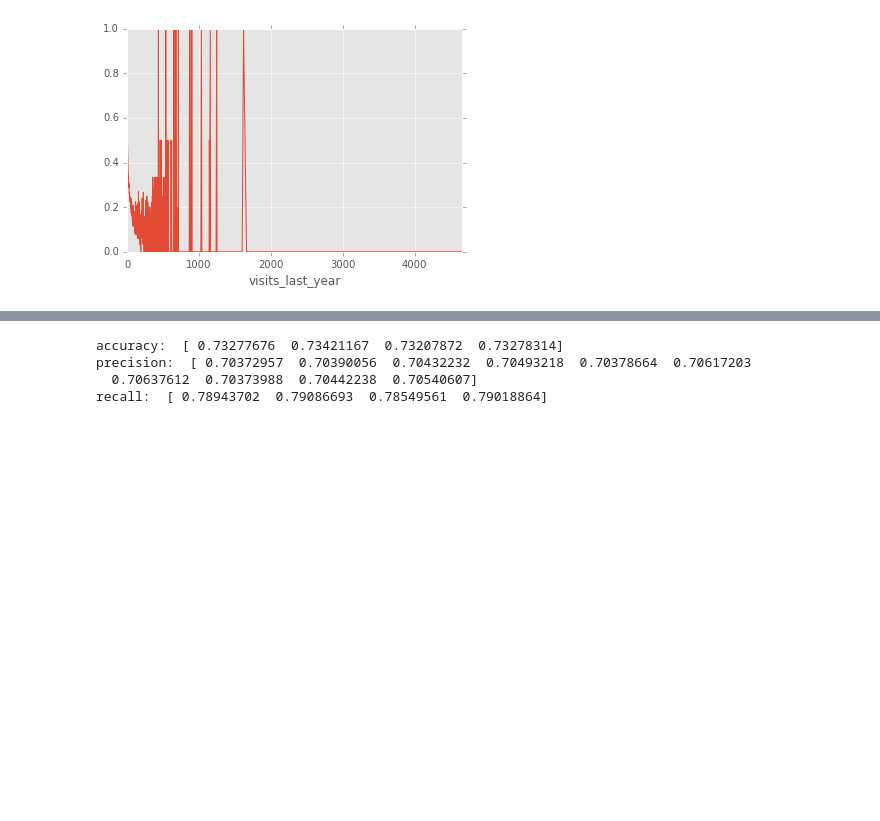
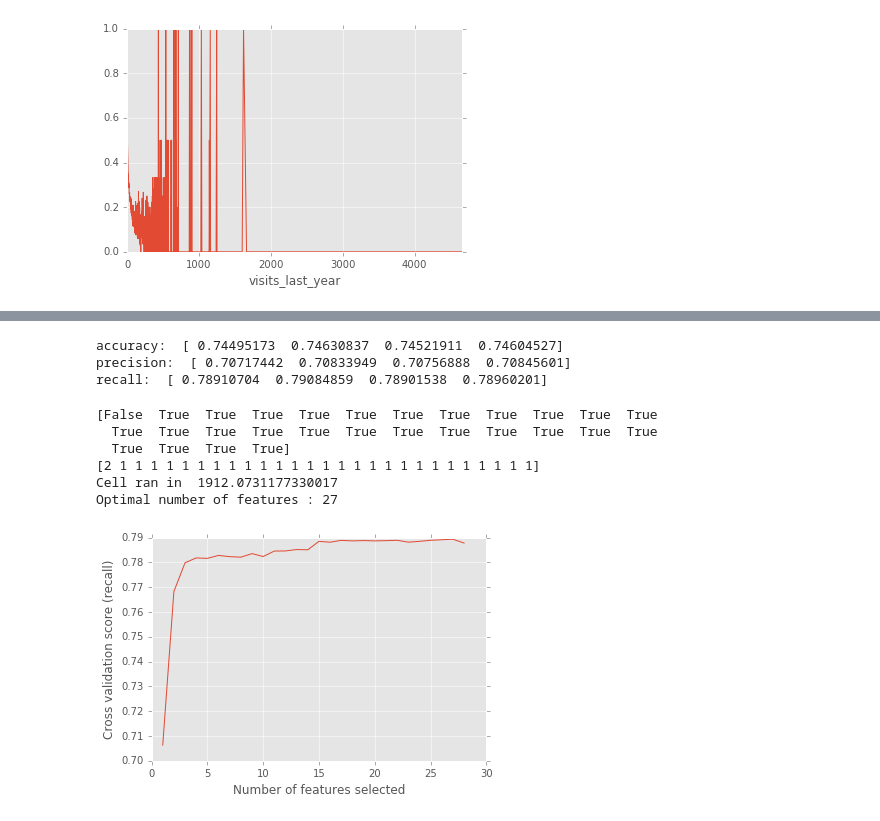
Before and after one commit to duncan-a-little/A_task, a Jupyter notebook: InitialExplorationAndModelling.ipynb, the cells around one changed output, grey strips where cells are left out. Saved outputs shown, nothing was run; the diff lists cells and outputs as text; code cells hidden in the pictures; blank space fills up the shorter version.

```diff
--- a/InitialExplorationAndModelling.ipynb
+++ b/InitialExplorationAndModelling.ipynb
@@ -460,6 +510,6 @@ session_sum[session_sum["page_views"] < 4000]["page_views"].hist()
 # %%
 customer_order_sum_df = pd.merge(
-   customer_order_sum_df,visits_last_year,on="customer_id",how='left')
+   customer_order_sum_df,visits_last_month,on="customer_id",how='left')
 # %%
 customer_order_sum_df.groupby("visits_last_year")["churn_label"].mean().plot()
 # %% [output]
@@ -477,12 +531,12 @@ Index(['customer_id', 'item_qty', 'price', 'rounded_price', 'churn_label',
       dtype='object')
 # %%
-y, X = dmatrices('churn_label ~ item_qty + price \
-                    + account_age + customer_age\
-                    + no_of_orders + time_elapsed_since_last \
-                    + no_returned_items + refunded + cancelled + replaced + rejected \
-                    + bought_returned_ratio + orders_last_month \
-                    + orders_last_6_month + orders_last_year \
-                    + spent_last_month + spent_last_year + spent_last_6_month',
+y, X = dmatrices('churn_label ~ price + C(premier) + account_age \
+           + account_age_months + customer_age + time_elapsed_since_last \
+           + no_of_orders + orders_last_month + orders_last_2_month \
+           + orders_last_3_month + orders_last_6_month + orders_last_year \
+           + spent_last_month + spent_last_6_month + spent_last_year \
+           + no_returned_items + refunded + cancelled + replaced + rejected \
+           + bought_returned_ratio',
                   customer_order_sum_df, return_type="dataframe")
 
 
@@ -491,7 +545,9 @@ X = scaler.fit_transform(X)
 
 #clf = xgb.XGBClassifier(max_depth=15,n_estimators=50)
 
-clf = RandomForestClassifier(max_depth=10,n_estimators=100)
+clf = RandomForestClassifier(n_estimators=50,
+                             max_depth =15, min_samples_leaf = 10,
+                             criterion = 'entropy', min_samples_split = 2, bootstrap = True)
 
 #clf = ExtraTreesClassifier()
 
@@ -499,8 +555,8 @@ y = np.ravel(y)
 
 #print((cross_val_score(clf, X, y,cv=3,n_jobs=-1)).mean())
 
-#accuracy = cross_val_score(clf, X, y, cv=4,n_jobs=-1)
-#precision = cross_val_score(clf, X, y, cv=4, scoring='precision',n_jobs=-1)
+accuracy = cross_val_score(clf, X, y, cv=4,n_jobs=-1)
+precision = cross_val_score(clf, X, y, cv=4, scoring='precision',n_jobs=-1)#
 recall = cross_val_score(clf, X, y, cv=4, scoring='recall',n_jobs=-1)
 
 print('accuracy: ',accuracy)
@@ -515,10 +571,37 @@ print('recall: ',recall)
 #print(rfe.support_)
 #print(rfe.ranking_)
 # %% [output]
-accuracy:  [ 0.73277676  0.73421167  0.73207872  0.73278314]
-precision:  [ 0.70372957  0.70390056  0.70432232  0.70493218  0.70378664  0.70617203
-  0.70637612  0.70373988  0.70442238  0.70540607]
-recall:  [ 0.78943702  0.79086693  0.78549561  0.79018864]
+accuracy:  [ 0.74495173  0.74630837  0.74521911  0.74604527]
+precision:  [ 0.70717442  0.70833949  0.70756888  0.70845601]
+recall:  [ 0.78910704  0.79084859  0.78901538  0.78960201]
+# %%
+start = time()
+#create the RFE model and select 3 attributes
+from sklearn.feature_selection import RFECV
+rfecv = RFECV(estimator=clf, step=1, scoring='recall', n_jobs=-1)
+rfecv = rfecv.fit(X,y)
+#summarize the selection of the attributes
+print(rfecv.support_)
+print(rfecv.ranking_)
+
+print('Cell ran in ', time() - start)
+
+print("Optimal number of features : %d" % rfecv.n_features_)
+
+# Plot number of features VS. cross-validation scores
+plt.figure()
+plt.xlabel("Number of features selected")
+plt.ylabel("Cross validation score (recall)")
+plt.plot(range(1, len(rfecv.grid_scores_) + 1), rfecv.grid_scores_)
+plt.show()
+# %% [output]
+[False  True  True  True  True  True  True  True  True  True  True  True
+  True  True  True  True  True  True  True  True  True  True  True  True
+  True  True  True  True]
+[2 1 1 1 1 1 1 1 1 1 1 1 1 1 1 1 1 1 1 1 1 1 1 1 1 1 1 1]
+Cell ran in  1912.0731177330017
+Optimal number of features : 27
+[figure, added]
 # %%
 from time import time
 from scipy.stats import randint as sp_randint
```
Also changed, not shown: parts of 9 cells of this notebook, 1 other file.
